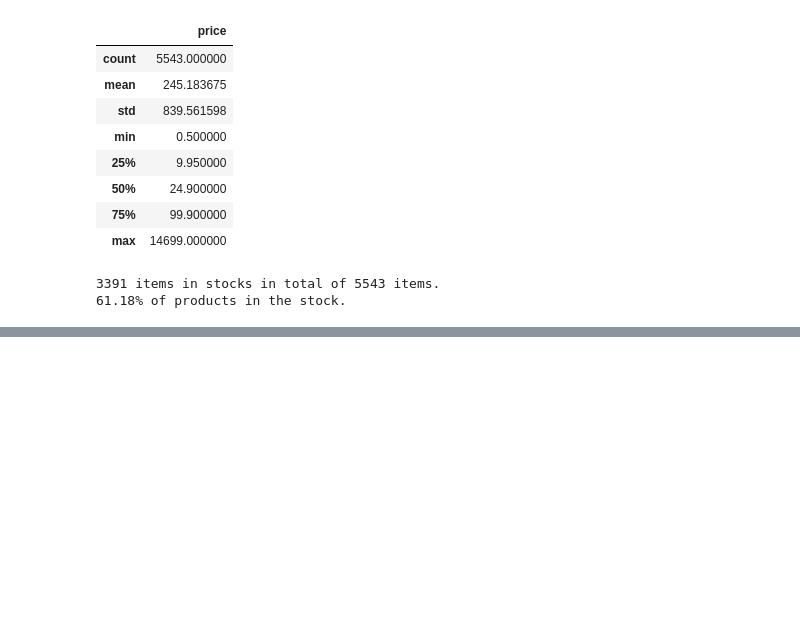
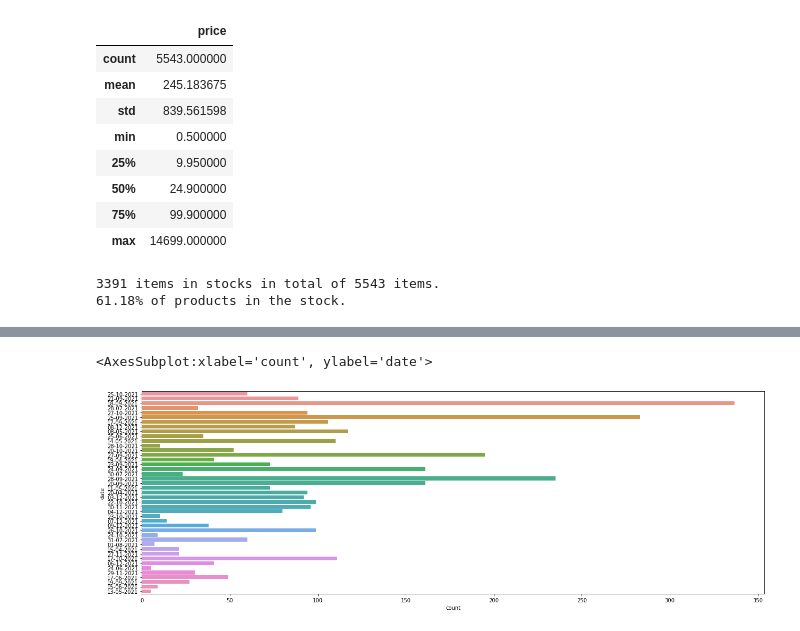
Before and after one commit to imagination-ai/kerem-side-projects-monorepo, a Jupyter notebook: inflation/analysis/descriptive-analysis.ipynb, the cells around one changed output, grey strips where cells are left out. Drawn from its saved outputs; the diff is of its cells as text; code cells hidden in the pictures; blank space fills up the shorter version.

```diff
--- a/inflation/analysis/descriptive-analysis.ipynb
+++ b/inflation/analysis/descriptive-analysis.ipynb
@@ -71,0 +88,5 @@ print(f"{len(df[df['in_stock'] == True])} items in stocks in total of {len(df)}
+# %%
+# Subset: only takes items that are in stocks
+
+df_in_stock = df[df['in_stock'] == True]
+len(df_in_stock)
@@ -71,0 +95,4 @@ print(f"{len(df[df['in_stock'] == True])} items in stocks in total of {len(df)}
+# %%
+# Drop original date column
+df_in_stock = df_in_stock.drop(columns=['sample_date'])
+df_in_stock.head()
@@ -71,0 +106,4 @@ print(f"{len(df[df['in_stock'] == True])} items in stocks in total of {len(df)}
+# %%
+# Sort by name and date
+df_in_stock = df_in_stock.sort_values('product_name')
+df_in_stock.head()
@@ -71,0 +122,5 @@ print(f"{len(df[df['in_stock'] == True])} items in stocks in total of {len(df)}
+# %%
+# date range
+df_in_stock['date'] = pd.to_datetime(df_in_stock['date'], format='%d-%m-%Y')
+# df_in_stock.date.min(), df_in_stock.date.max() # duzgun calismiyor
+#df.sample_date.min(), df.sample_date.max()
@@ -71,0 +153,6 @@ print(f"{len(df[df['in_stock'] == True])} items in stocks in total of {len(df)}
+# %%
+plt.figure(figsize=(21,7))
+sns.countplot(y="date", data=df_in_stock)
+# %% [output]
+<AxesSubplot:xlabel='count', ylabel='date'>
+[figure, added]
```
Also changed, not shown: parts of 14 cells of this notebook, 2 other files.
